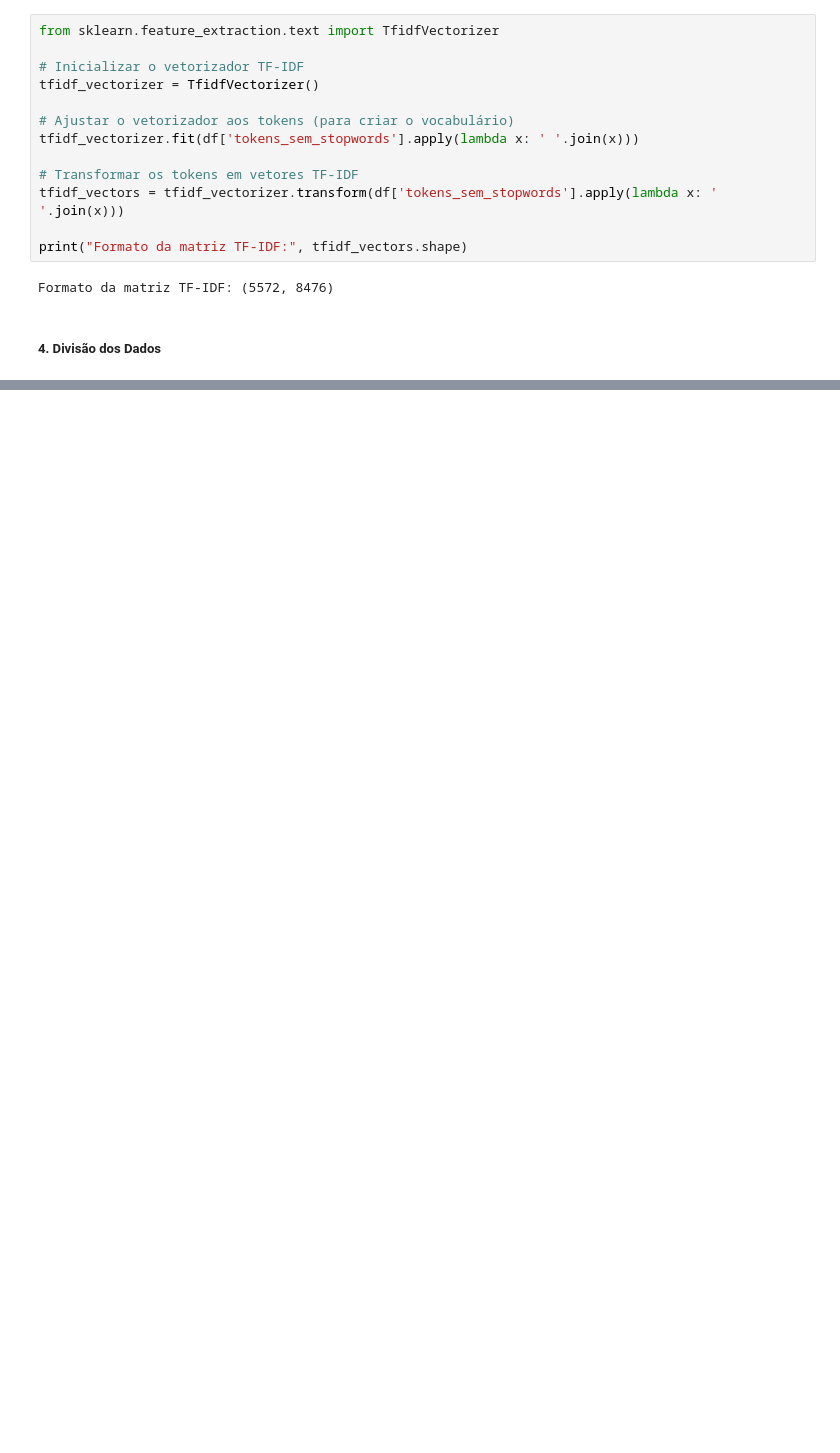
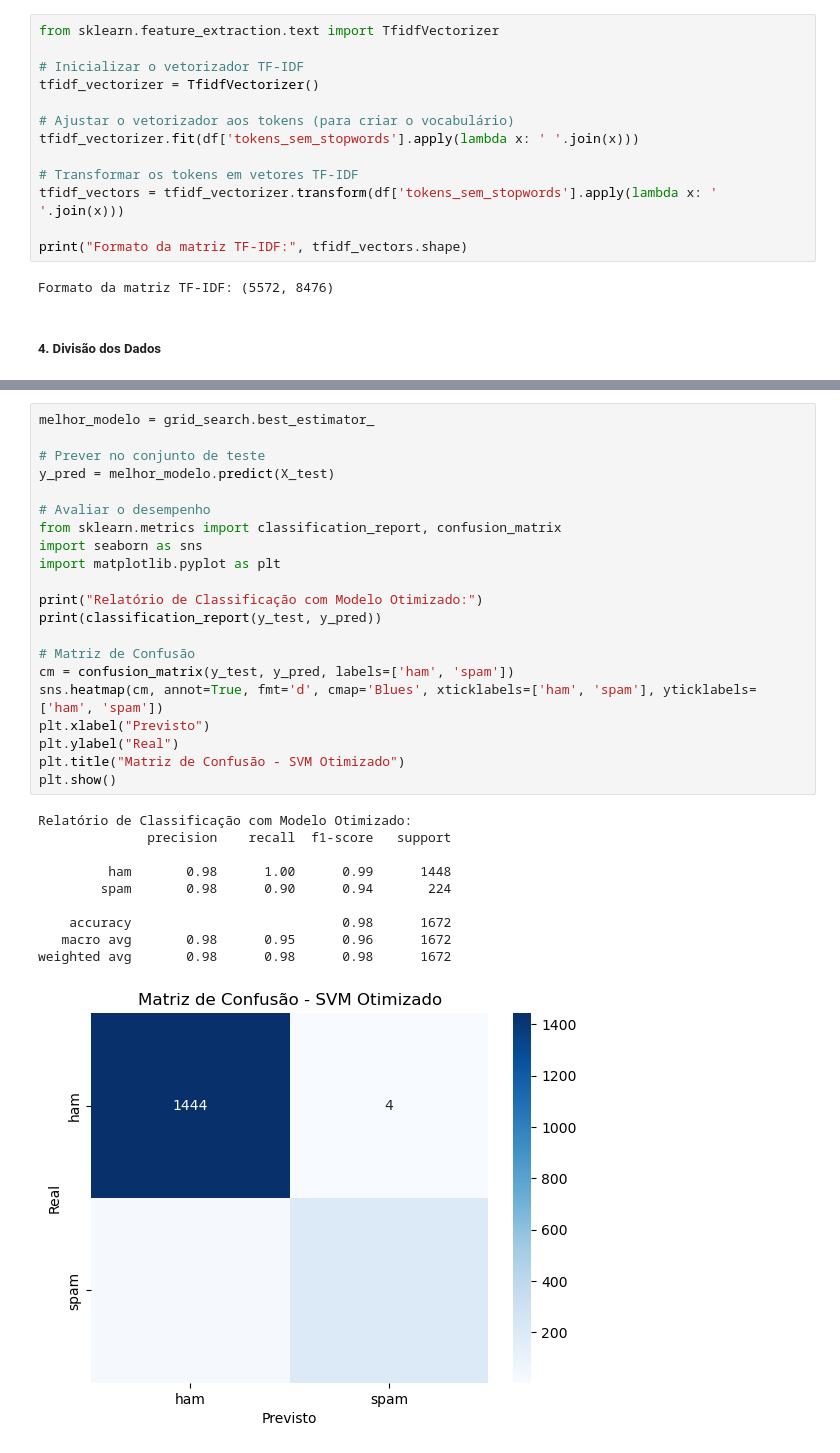
Before and after one commit to deborakocks/projeto6_spam, a Jupyter notebook: PI6_AnáliseSpam.ipynb, the cells around one changed output, grey strips where cells are left out. Drawn from its saved outputs; the diff is of its cells as text; blank space fills up the shorter version.

```diff
--- a/PI6_AnáliseSpam.ipynb
+++ b/PI6_AnáliseSpam.ipynb
@@ -237,0 +303,32 @@ Name: count, dtype: int64
+# %%
+melhor_modelo = grid_search.best_estimator_
+
+# Prever no conjunto de teste
+y_pred = melhor_modelo.predict(X_test)
+
+# Avaliar o desempenho
+from sklearn.metrics import classification_report, confusion_matrix
+import seaborn as sns
+import matplotlib.pyplot as plt
+
+print("Relatório de Classificação com Modelo Otimizado:")
+print(classification_report(y_test, y_pred))
+
+# Matriz de Confusão
+cm = confusion_matrix(y_test, y_pred, labels=['ham', 'spam'])
+sns.heatmap(cm, annot=True, fmt='d', cmap='Blues', xticklabels=['ham', 'spam'], yticklabels=['ham', 'spam'])
+plt.xlabel("Previsto")
+plt.ylabel("Real")
+plt.title("Matriz de Confusão - SVM Otimizado")
+plt.show()
+# %% [output]
+Relatório de Classificação com Modelo Otimizado:
+              precision    recall  f1-score   support
+
+         ham       0.98      1.00      0.99      1448
+        spam       0.98      0.90      0.94       224
+
+    accuracy                           0.98      1672
+   macro avg       0.98      0.95      0.96      1672
+weighted avg       0.98      0.98      0.98      1672
+[figure, added]
```
Also changed, not shown: parts of 11 cells of this notebook.
